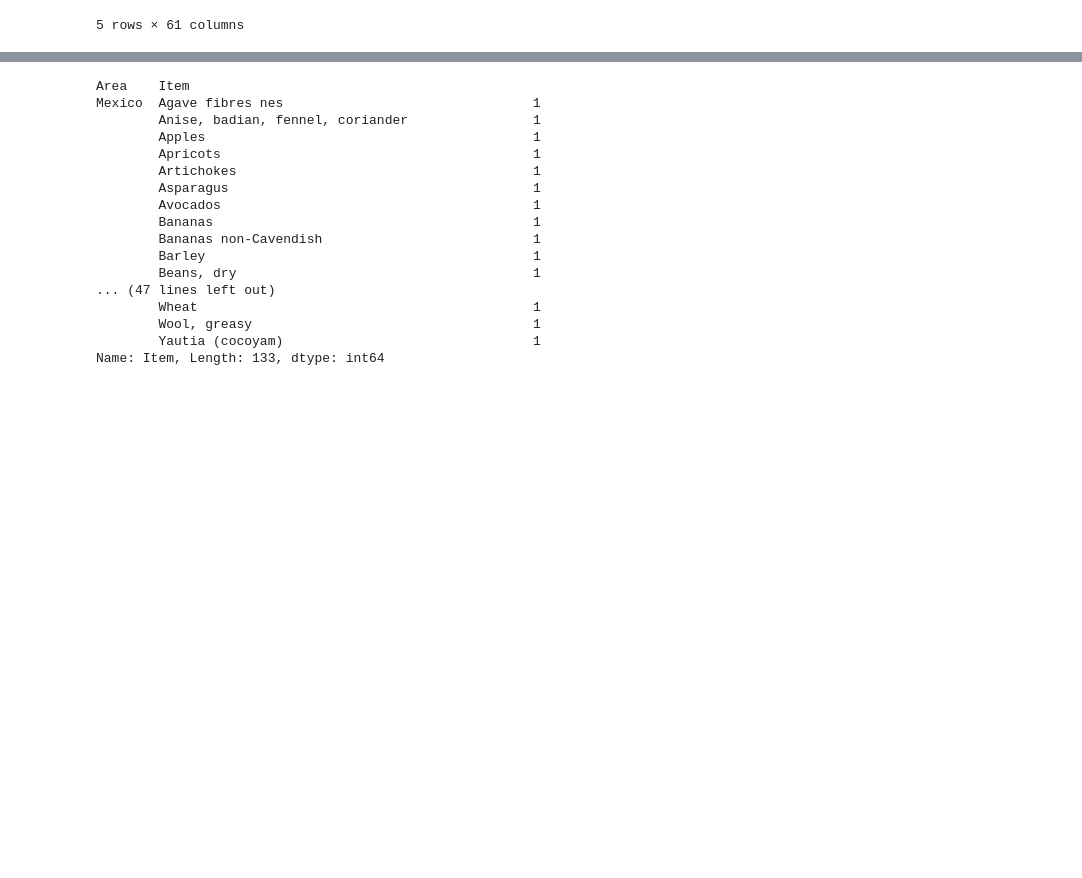
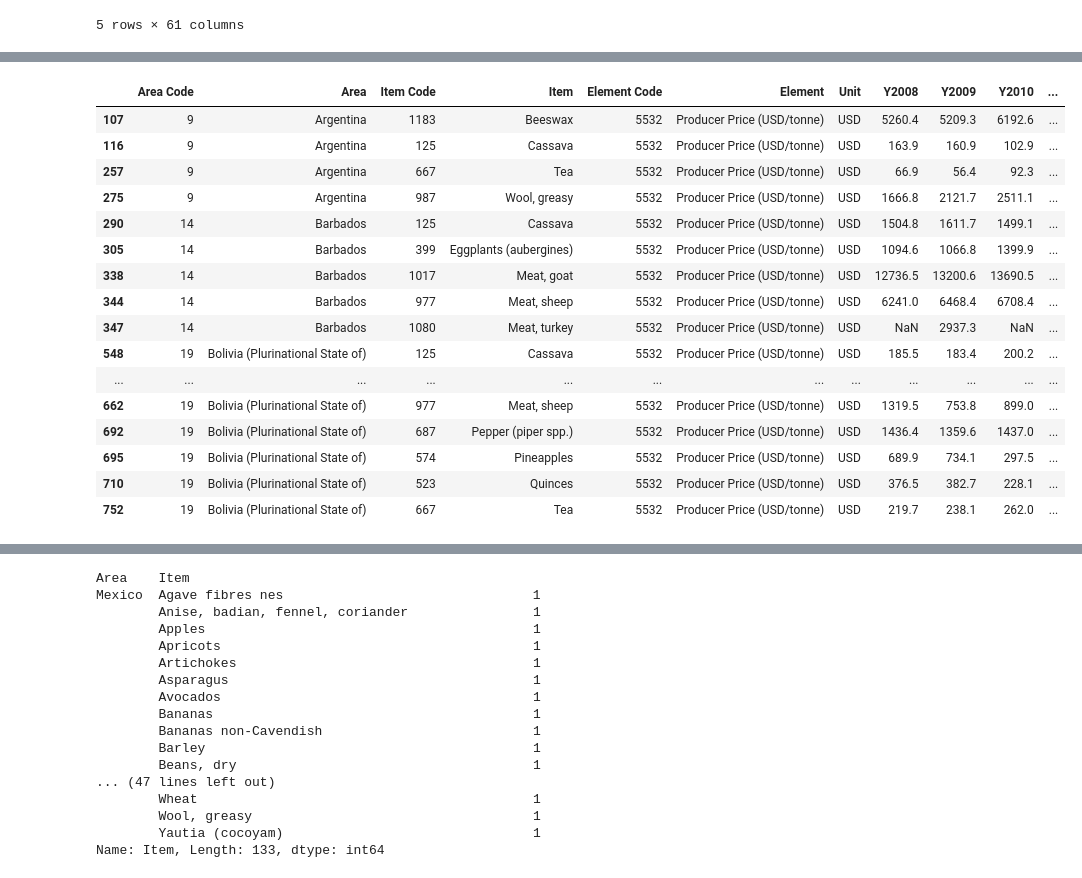
Before and after one commit to bkachava/foodprices, a Jupyter notebook: Notebook/data_food_prices.ipynb, the cells around one changed output, grey strips where cells are left out. Drawn from its saved outputs; the diff is of its cells as text; code cells hidden in the pictures; blank space fills up the shorter version.

```diff
--- a/Notebook/data_food_prices.ipynb
+++ b/Notebook/data_food_prices.ipynb
@@ -138,0 +348,4 @@ missing_value_df
+# %%
+# Create a reduced data frame for this comparison
+red_food_df = food_df.drop(columns=["Y2000" ,"Y2001", "Y2002", "Y2003", "Y2004", "Y2005", "Y2006", "Y2007"])
+red_food_df.count()
@@ -138,0 +371,10 @@ missing_value_df
+# %%
+# List of the products and countries that will be integrated to the csv
+keep_item = [125, 135, 217, 220, 249, 254, 289, 399, 402, 523, 571, 574, 587,
+             661, 667, 687, 711, 720, 977, 987, 1017, 1033, 1080, 1183]
+countries = [9, 14, 19, 21, 33, 40, 44, 48, 56, 58, 86, 91, 109, 138,
+             166, 169, 170, 177, 191, 207, 220, 231, 234]
+mxothers_df = red_food_df[(red_food_df['Item Code'].isin(keep_item) & red_food_df['Area Code'].isin(countries))]
+# %%
+# Filter the data frame only USD
+mxothers_df = mxothers_df.loc[(mxothers_df["Unit"] == 'USD')]
@@ -138,0 +403,24 @@ missing_value_df
+# %%
+# Delete rows with NaN in all the years
+mxothers_df = mxothers_df.dropna(thresh=8)
+# %%
+# View results
+mxothers_df.head(20)
+# %% [output]
+|  | Area Code | Area | Item Code | Item | Element Code | Element | Unit | Y2008 | Y2009 | Y2010 | ... |
+| 107 | 9 | Argentina | 1183 | Beeswax | 5532 | Producer Price (USD/tonne) | USD | 5260.4 | 5209.3 | 6192.6 | ... |
+| 116 | 9 | Argentina | 125 | Cassava | 5532 | Producer Price (USD/tonne) | USD | 163.9 | 160.9 | 102.9 | ... |
+| 257 | 9 | Argentina | 667 | Tea | 5532 | Producer Price (USD/tonne) | USD | 66.9 | 56.4 | 92.3 | ... |
+| 275 | 9 | Argentina | 987 | Wool, greasy | 5532 | Producer Price (USD/tonne) | USD | 1666.8 | 2121.7 | 2511.1 | ... |
+| 290 | 14 | Barbados | 125 | Cassava | 5532 | Producer Price (USD/tonne) | USD | 1504.8 | 1611.7 | 1499.1 | ... |
+| 305 | 14 | Barbados | 399 | Eggplants (aubergines) | 5532 | Producer Price (USD/tonne) | USD | 1094.6 | 1066.8 | 1399.9 | ... |
+| 338 | 14 | Barbados | 1017 | Meat, goat | 5532 | Producer Price (USD/tonne) | USD | 12736.5 | 13200.6 | 13690.5 | ... |
+| 344 | 14 | Barbados | 977 | Meat, sheep | 5532 | Producer Price (USD/tonne) | USD | 6241.0 | 6468.4 | 6708.4 | ... |
+| 347 | 14 | Barbados | 1080 | Meat, turkey | 5532 | Producer Price (USD/tonne) | USD | NaN | 2937.3 | NaN | ... |
+| 548 | 19 | Bolivia (Plurinational State of) | 125 | Cassava | 5532 | Producer Price (USD/tonne) | USD | 185.5 | 183.4 | 200.2 | ... |
+| ... | ... | ... | ... | ... | ... | ... | ... | ... | ... | ... | ... |
+| 662 | 19 | Bolivia (Plurinational State of) | 977 | Meat, sheep | 5532 | Producer Price (USD/tonne) | USD | 1319.5 | 753.8 | 899.0 | ... |
+| 692 | 19 | Bolivia (Plurinational State of) | 687 | Pepper (piper spp.) | 5532 | Producer Price (USD/tonne) | USD | 1436.4 | 1359.6 | 1437.0 | ... |
+| 695 | 19 | Bolivia (Plurinational State of) | 574 | Pineapples | 5532 | Producer Price (USD/tonne) | USD | 689.9 | 734.1 | 297.5 | ... |
+| 710 | 19 | Bolivia (Plurinational State of) | 523 | Quinces | 5532 | Producer Price (USD/tonne) | USD | 376.5 | 382.7 | 228.1 | ... |
+| 752 | 19 | Bolivia (Plurinational State of) | 667 | Tea | 5532 | Producer Price (USD/tonne) | USD | 219.7 | 238.1 | 262.0 | ... |
```
Also changed, not shown: parts of 36 cells of this notebook, 6 other files.
